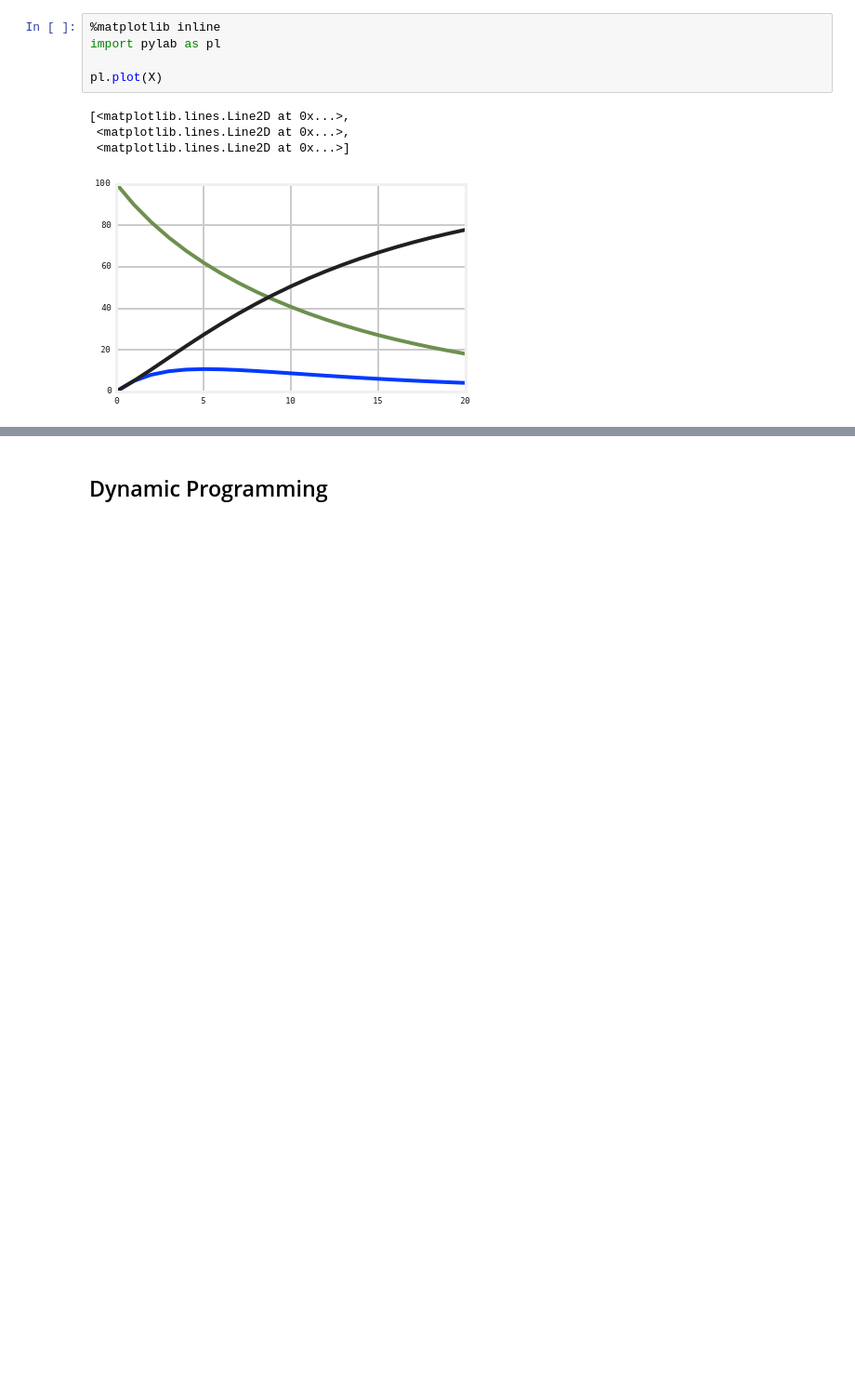
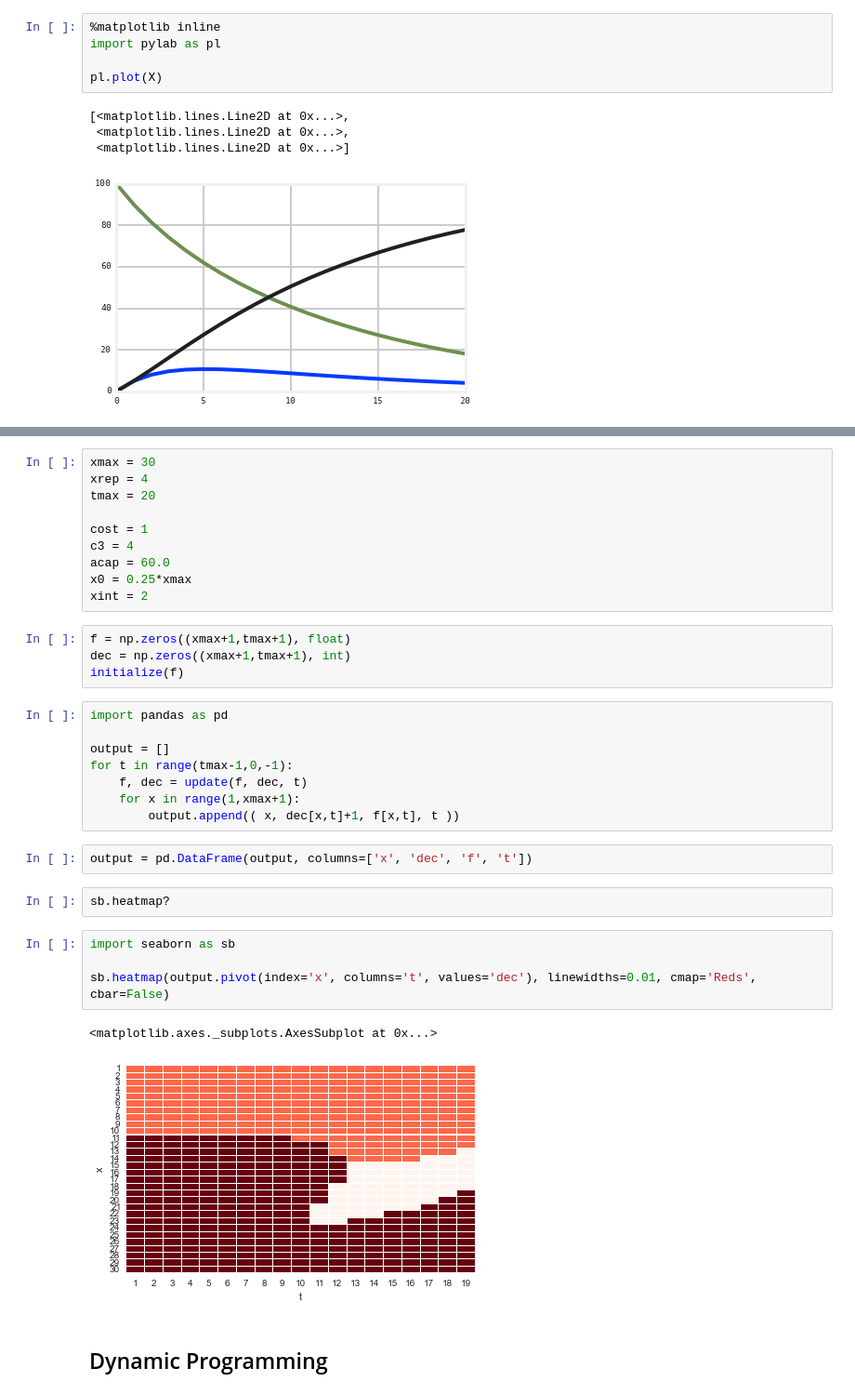
Before and after one commit to fonnesbeck/NCTC_course, a Jupyter notebook: Markov Decision Processes and Dynamic Optimization.ipynb, the cells around one changed output, grey strips where cells are left out. Shown at 93% size. Cells and saved outputs as stored; diff of their text form; blank space fills up the shorter version.

```diff
--- a/Markov Decision Processes and Dynamic Optimization.ipynb
+++ b/Markov Decision Processes and Dynamic Optimization.ipynb
@@ -259,2 +512,35 @@ pl.legend(loc=4)
+# %%
+xmax = 30
+xrep = 4
+tmax = 20
+
+cost = 1
+c3 = 4
+acap = 60.0
+x0 = 0.25*xmax
+xint = 2
+# %%
+f = np.zeros((xmax+1,tmax+1), float)
+dec = np.zeros((xmax+1,tmax+1), int)
+initialize(f)
+# %%
+import pandas as pd
+
+output = []
+for t in range(tmax-1,0,-1):
+    f, dec = update(f, dec, t)
+    for x in range(1,xmax+1):
+        output.append(( x, dec[x,t]+1, f[x,t], t ))
+# %%
+output = pd.DataFrame(output, columns=['x', 'dec', 'f', 't'])
+# %%
+sb.heatmap?
+# %%
+import seaborn as sb
+
+sb.heatmap(output.pivot(index='x', columns='t', values='dec'), linewidths=0.01, cmap='Reds', cbar=False)
+# %% [output]
+<matplotlib.axes._subplots.AxesSubplot at 0x...>
+[figure, added]
 # %% [markdown]
 ## Dynamic Programming
```
Also changed, not shown: parts of 68 cells of this notebook.
